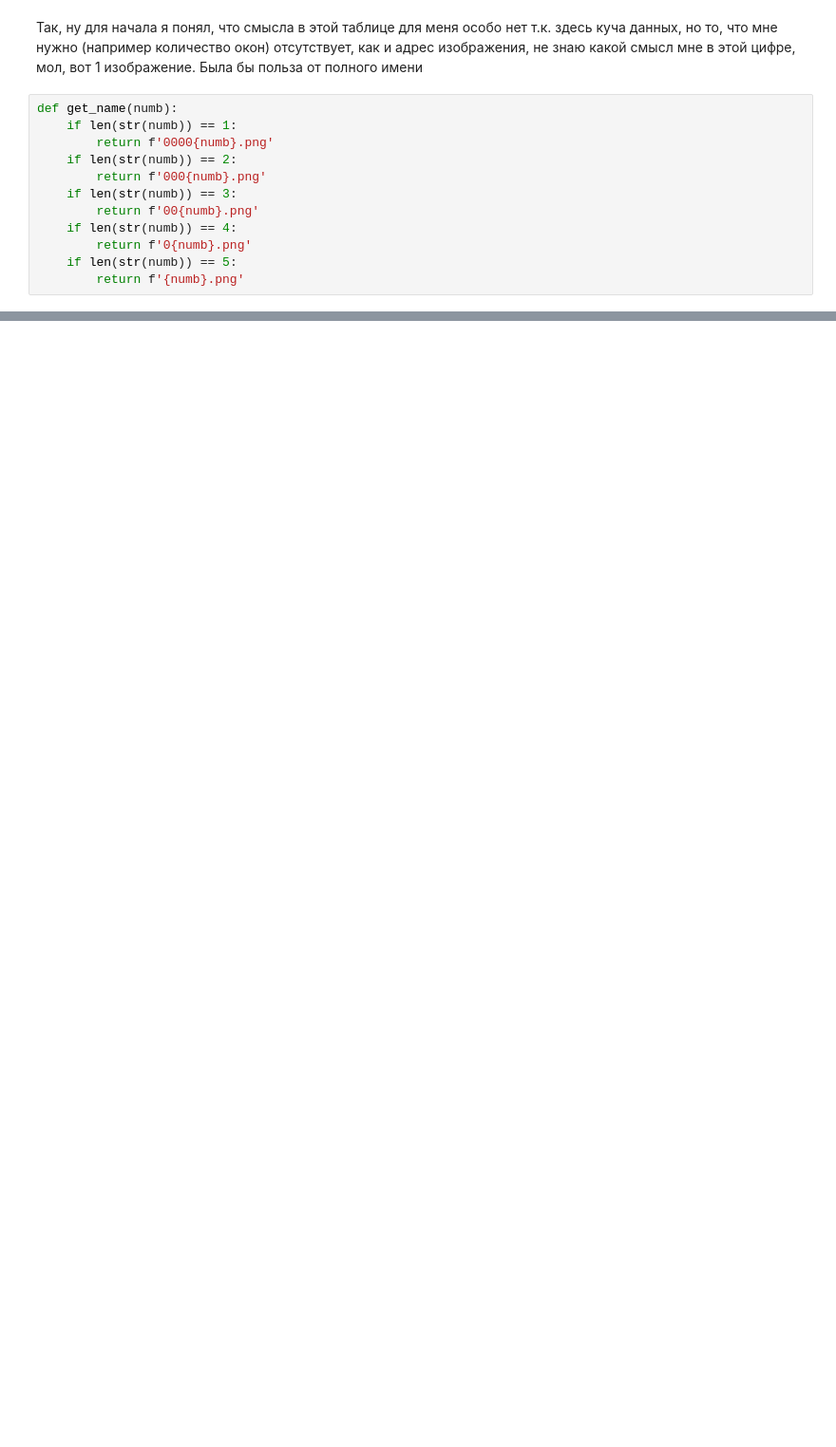
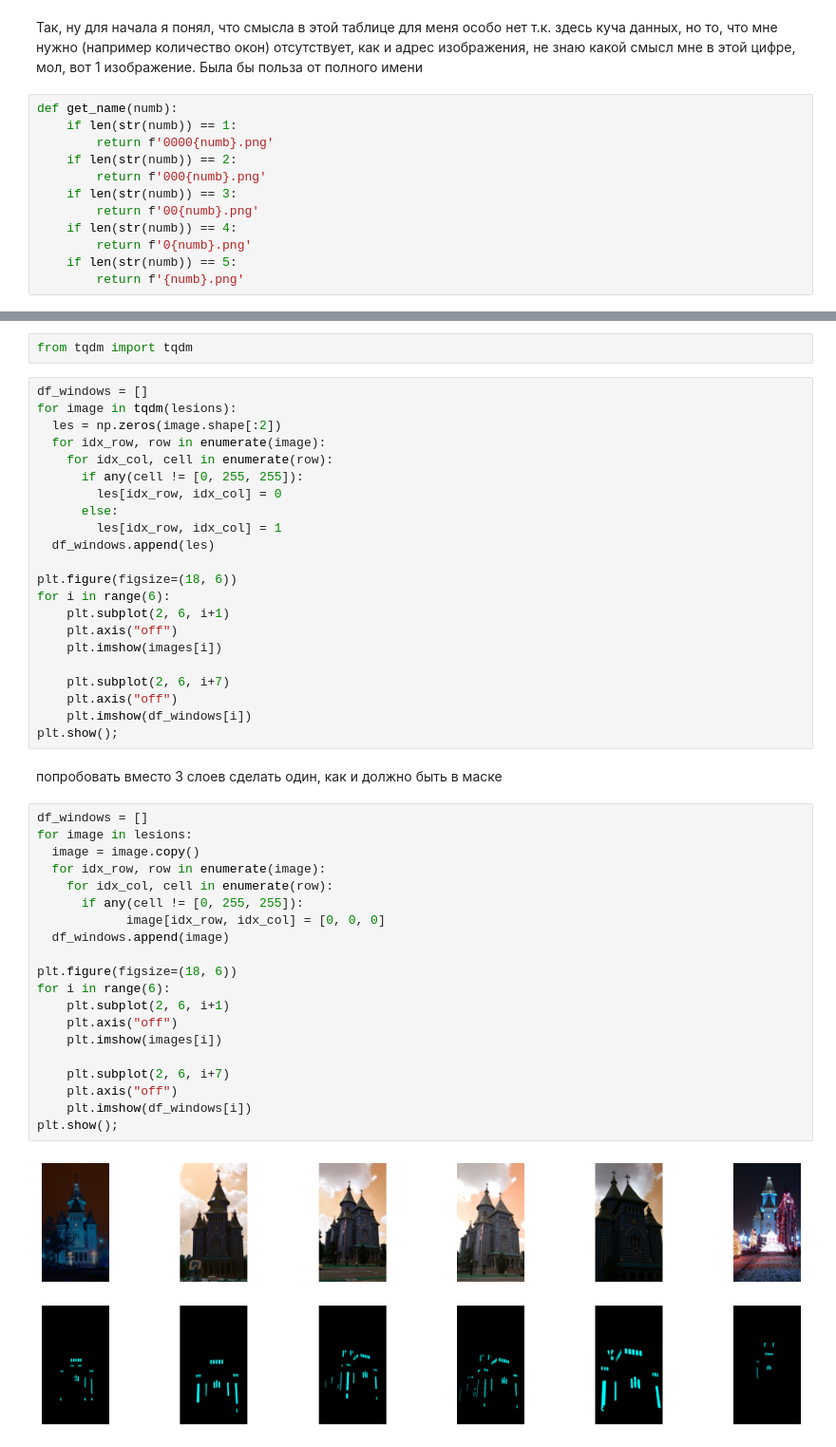
Before and after one commit to Tyrannozavr/machine_learning, a Jupyter notebook: segmentation.ipynb, the cells around one changed output, grey strips where cells are left out. Shown: that part at 95% size. Saved outputs shown, nothing was run; the diff lists cells and outputs as text; blank space fills up the shorter version.

```diff
--- a/segmentation.ipynb
+++ b/segmentation.ipynb
@@ -58,0 +138,48 @@ for i in range(1, 7):
+# %%
+from tqdm import tqdm
+# %%
+df_windows = []
+for image in tqdm(lesions):
+  les = np.zeros(image.shape[:2])
+  for idx_row, row in enumerate(image):
+    for idx_col, cell in enumerate(row):
+      if any(cell != [0, 255, 255]):
+        les[idx_row, idx_col] = 0
+      else:
+        les[idx_row, idx_col] = 1
+  df_windows.append(les)
+
+plt.figure(figsize=(18, 6))
+for i in range(6):
+    plt.subplot(2, 6, i+1)
+    plt.axis("off")
+    plt.imshow(images[i])
+
+    plt.subplot(2, 6, i+7)
+    plt.axis("off")
+    plt.imshow(df_windows[i])
+plt.show();
+# %% [markdown]
+попробовать вместо 3 слоев сделать один, как и должно быть в маске
+# %%
+df_windows = []
+for image in lesions:
+  image = image.copy()
+  for idx_row, row in enumerate(image):
+    for idx_col, cell in enumerate(row):
+      if any(cell != [0, 255, 255]):
+            image[idx_row, idx_col] = [0, 0, 0]
+  df_windows.append(image)
+
+plt.figure(figsize=(18, 6))
+for i in range(6):
+    plt.subplot(2, 6, i+1)
+    plt.axis("off")
+    plt.imshow(images[i])
+
+    plt.subplot(2, 6, i+7)
+    plt.axis("off")
+    plt.imshow(df_windows[i])
+plt.show();
+# %% [output]
+[figure, added]
```
Also changed, not shown: parts of 44 cells of this notebook.
